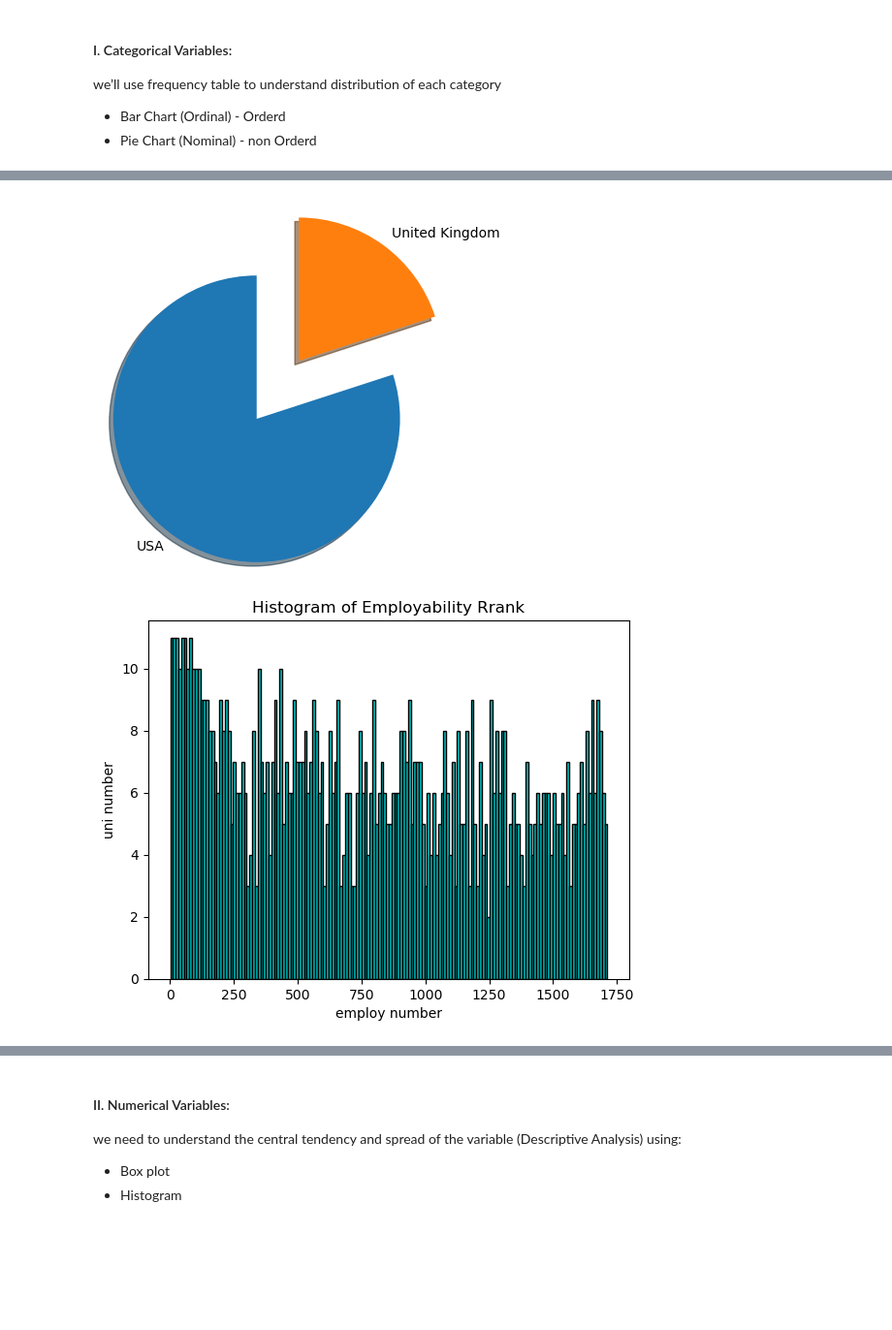
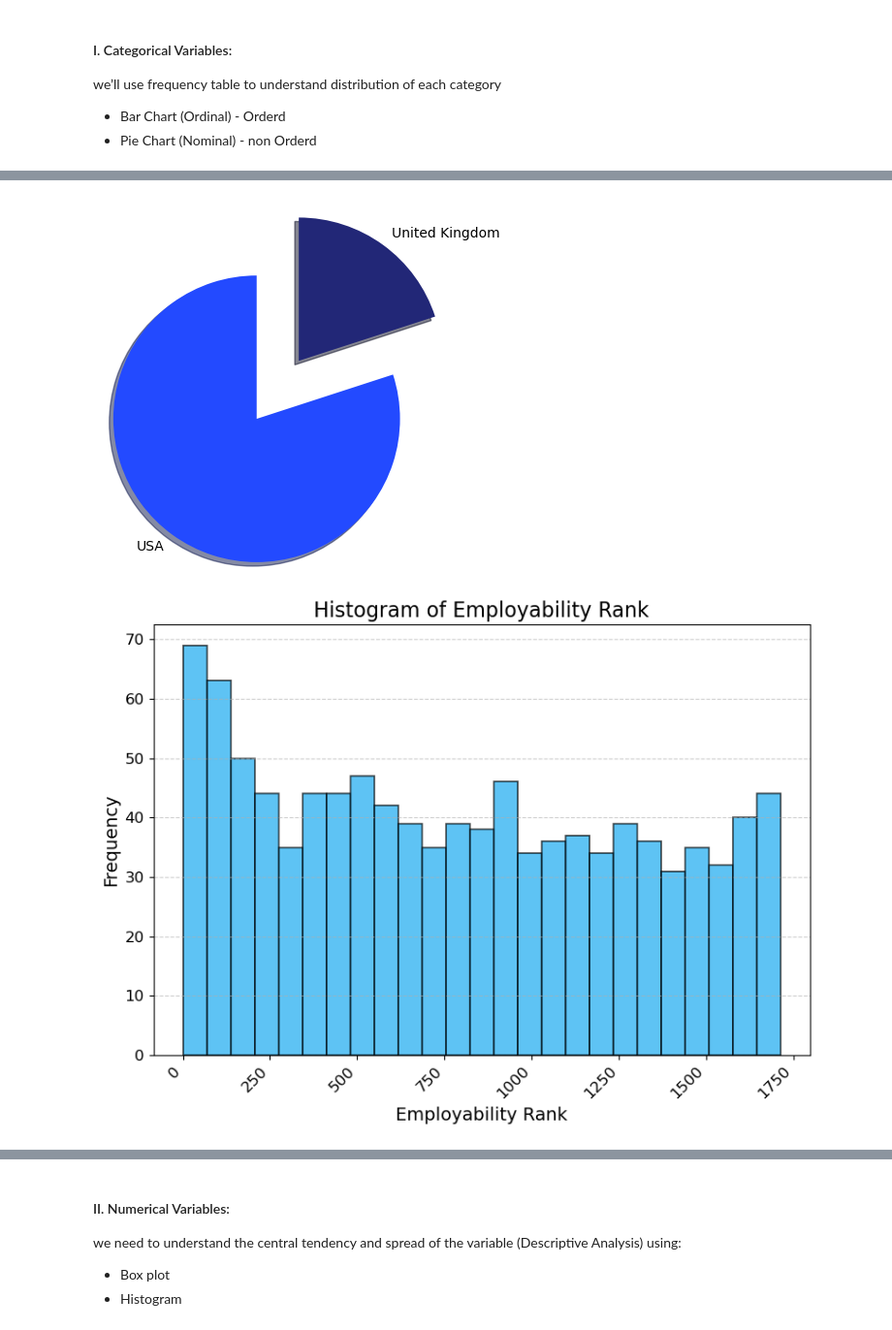
Before and after one commit to Tuwaiq-DS-ML-bootcamp-V-7/Usecase-3-Project-2, a Jupyter notebook: EDA explain template 3.ipynb, the cells around one changed output, grey strips where cells are left out. Shown at 97% size. Drawn from its saved outputs; the diff is of its cells as text; code cells hidden in the pictures; blank space fills up the shorter version.

```diff
--- a/EDA explain template 3.ipynb
+++ b/EDA explain template 3.ipynb
@@ -12,7 +12,7 @@ from scipy.stats import zscore
 ## Loading the data
 We can now load the dataset into pandas using the read_csv() function. This converts the CSV file into a Pandas dataframe.
 # %%
-df = pd.read_excel(r"C:\Users\gharb\OneDrive\Desktop\Datasets\archive\Word Rank University.xlsx")
+df = pd.read_excel("/Users/a7mad/Desktop/git_lab/Usecase-3-Project-2/Word Rank University.xlsx")
 # %% [markdown]
 ### Viewing the dataframe
 We can get a quick sense of the size of our dataset by using the shape method. This returns a tuple with the number of rows and columns in the dataset.
@@ -426,19 +540,41 @@ plt.pie(x=counts_Location.values,
         labels=counts_Location.index,
         startangle=90,
         shadow=True,
-        explode = [0.3,0.2]
+        explode = [0.3,0.2],
+        colors=['#234aff', '#222777']
        )
 plt.show()
 # %% [output]
-[figure, old version]
+[figure, new version]
 # %%
-plt.hist(Emplo["Employability Rank"],
-         facecolor = 'c', edgecolor = 'black',
-         bins = 160
-        ) #bins = 6 means 6 bars
-plt.xlabel('employ number')
-plt.ylabel('uni number')
-plt.title(f'Histogram of Employability Rrank')
+
+dff1 = df[df['Employability Rank'] > 0]
+Employability = dff1[['Employability Rank']]
+
+
+plt.figure(figsize=(8, 6))
+plt.hist(Employability,
+         edgecolor='black',
+         bins=25,
+         color='#1aaaf0',
+         alpha=0.7,
+         linewidth=1.2)
+
+
+plt.xlabel('Employability Rank', fontsize=14)
+plt.ylabel('Frequency', fontsize=14)
+plt.title('Histogram of Employability Rank', fontsize=16)
+
+
+plt.grid(axis='y', linestyle='--', alpha=0.6, linewidth=0.8)
+
+
+plt.xticks(rotation=45, ha='right', fontsize=12)
+plt.yticks(fontsize=12)
+
+
+
+plt.tight_layout()
 plt.show()
 # %% [output]
-[figure, old version]
+[figure, new version]
```
Also changed, not shown: parts of 30 cells of this notebook, 1 other file.
